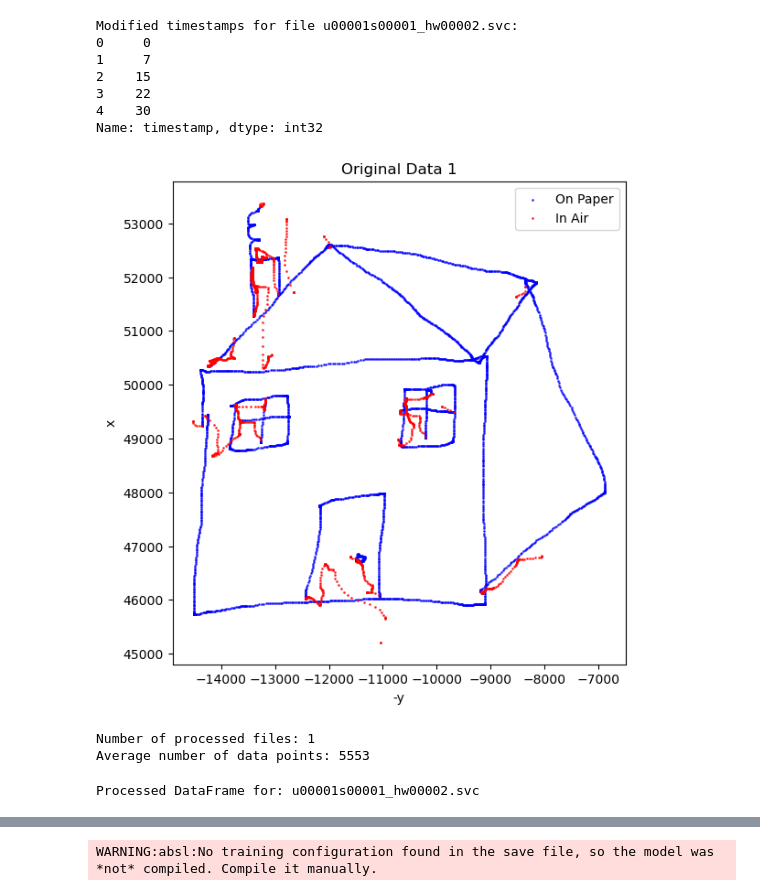
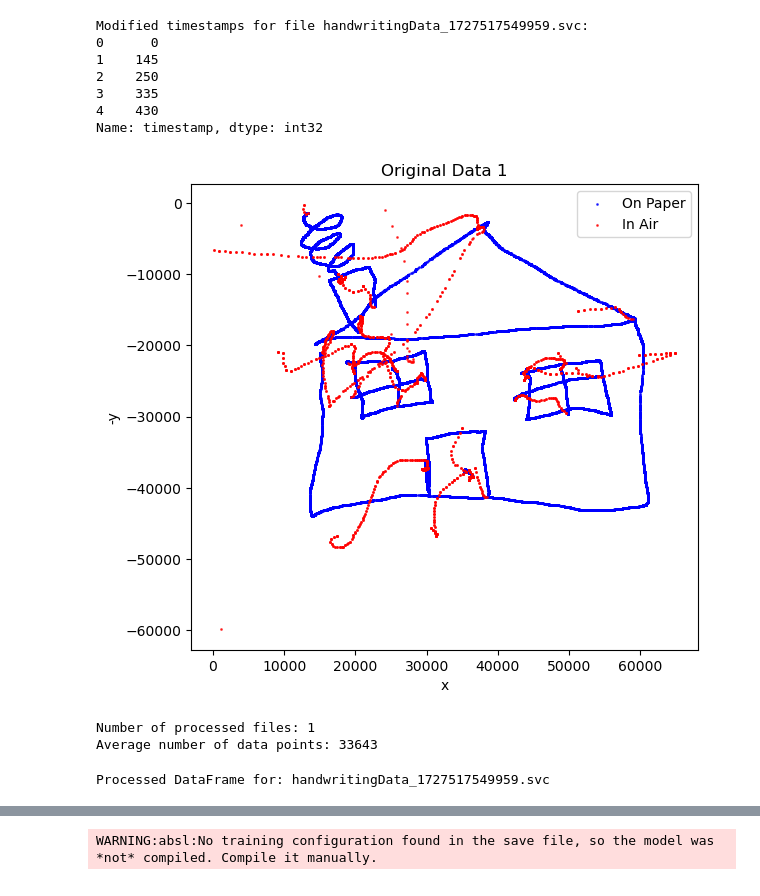
Before and after one commit to jaypeepeep/SC-Beta-VAE-GAN, a Jupyter notebook: model/VAEGAN Checkpoint 1.5.2.6 Pentab.ipynb, the cells around one changed output, grey strips where cells are left out. Cells and saved outputs as stored; diff of their text form; code cells hidden in the pictures.

Commit message:
Fixed Plotting and file downloading,

```diff
--- a/model/VAEGAN Checkpoint 1.5.2.6 Pentab.ipynb
+++ b/model/VAEGAN Checkpoint 1.5.2.6 Pentab.ipynb
@@ -18,6 +18,7 @@ from tensorflow.keras.models import load_model
 from keras.utils import custom_object_scope
 # %%
 # Cell 2
+
 def upload_and_process_files(directory, num_files_to_use=None):
     svc_files = [f for f in os.listdir(directory) if f.endswith('.svc')]
 
@@ -25,7 +26,8 @@ def upload_and_process_files(directory, num_files_to_use=None):
     if num_files_to_use:
         svc_files = svc_files[:num_files_to_use]  # Take the first num_files_to_use files
 
-    data_frames = []
+    data_frames = []  # Processed data after scaling
+    original_data_frames = []  # Save the original unscaled data
     scalers = []
     input_filenames = []  # List to store input filenames
 
@@ -43,54 +45,59 @@ def upload_and_process_files(directory, num_files_to_use=None):
         # Modify timestamp to start from 0
         df['timestamp'] = (df['timestamp'] - df['timestamp'].min()).round().astype(int)
 
+        # Keep a copy of the original data before scaling
+        original_data_frames.append(df.copy())  # Save the original unmodified data
+
+        # Process the data for use in the model
         df = df.iloc[:, [0, 1, 2, 3, 4, 5, 6]]
         data_frames.append(df)
         scaler = MinMaxScaler()
         normalized_data = scaler.fit_transform(df[['x', 'y', 'timestamp']])
         scalers.append(scaler)
 
+        # Plot with a 90-degree right rotation (swap x and y)
         on_paper = df[df['pen_status'] == 1]
         in_air = df[df['pen_status'] == 0]
-        axs[i].scatter(-on_paper['y'], on_paper['x'], c='blue', s=1, alpha=0.7, label='On Paper')
-        axs[i].scatter(-in_air['y'], in_air['x'], c='red', s=1, alpha=0.7, label='In Air')
+        axs[i].scatter(on_paper['x'], -on_paper['y'], c='blue', s=1, alpha=0.7, label='On Paper')  # Swap x and y, negate y
+        axs[i].scatter(in_air['x'], -in_air['y'], c='red', s=1, alpha=0.7, label='In Air')  # Swap x and y, negate y
         axs[i].set_title(f'Original Data {i + 1}')
-        axs[i].set_xlabel('-y')
-        axs[i].set_ylabel('x')
+        axs[i].set_xlabel('x')  # x-axis is 'x'
+        axs[i].set_ylabel('-y')  # y-axis is '-y'
         axs[i].legend()
         axs[i].set_aspect('equal')
 
         # Print the first few rows of the timestamp column
         print(f"Modified timestamps for file {filename}:")
         print(df['timestamp'].head())
         print("\n")
 
     plt.show()
 
     processed_data = [np.column_stack((scaler.transform(df[['x', 'y', 'timestamp']]), df['pen_status'].values))
                       for df, scaler in zip(data_frames, scalers)]
     avg_data_points = int(np.mean([df.shape[0] for df in data_frames]))
 
-    return data_frames, processed_data, scalers, avg_data_points, input_filenames  # Return the filenames
+    return data_frames, processed_data, scalers, avg_data_points, input_filenames, original_data_frames  # Return original data
 
-directory = 'Task2'  # Directory where the .svc files are stored
+directory = '../uploads'  # Directory where the .svc files are stored
 num_files_to_use = 1
-data_frames, processed_data, scalers, avg_data_points, input_filenames = upload_and_process_files(directory, num_files_to_use)
+data_frames, processed_data, scalers, avg_data_points, input_filenames, original_data_frames = upload_and_process_files(directory, num_files_to_use)
 
 # Store the name of the first file for use in Cell 4
 input_filename = input_filenames[0] if input_filenames else 'processed_data'
 print(f"Number of processed files: {len(processed_data)}")
 print(f"Average number of data points: {avg_data_points}")
 # %% [output]
-Modified timestamps for file u00001s00001_hw00002.svc:
-0     0
-1     7
-2    15
-3    22
-4    30
+Modified timestamps for file handwritingData_1727517549959.svc:
+0      0
+1    145
+2    250
+3    335
+4    430
 Name: timestamp, dtype: int32
-[figure, old version]
+[figure, new version]
 Number of processed files: 1
-Average number of data points: 5553
+Average number of data points: 33643
 # %%
 # Cell 3
 # Process each DataFrame instead of just the first one
@@ -182,5 +189,5 @@ for input_filename, df in zip(input_filenames, data_frames):
 
     print(f"Processed DataFrame for: {input_filename}")
 # %% [output]
-Processed DataFrame for: u00001s00001_hw00002.svc
+Processed DataFrame for: handwritingData_1727517549959.svc
 # %%
```
Also changed, not shown: parts of 3 cells of this notebook, 11 other files.
